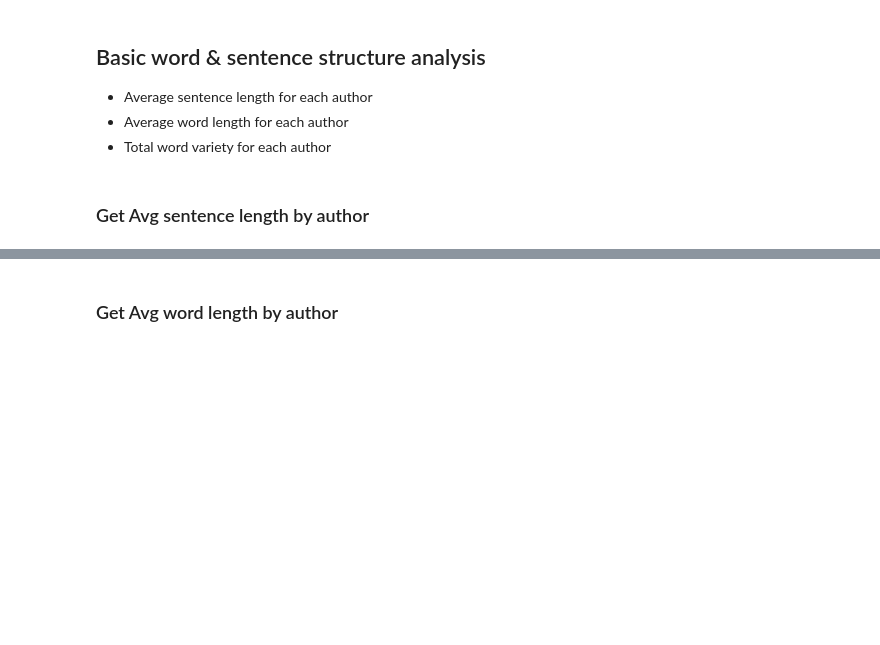
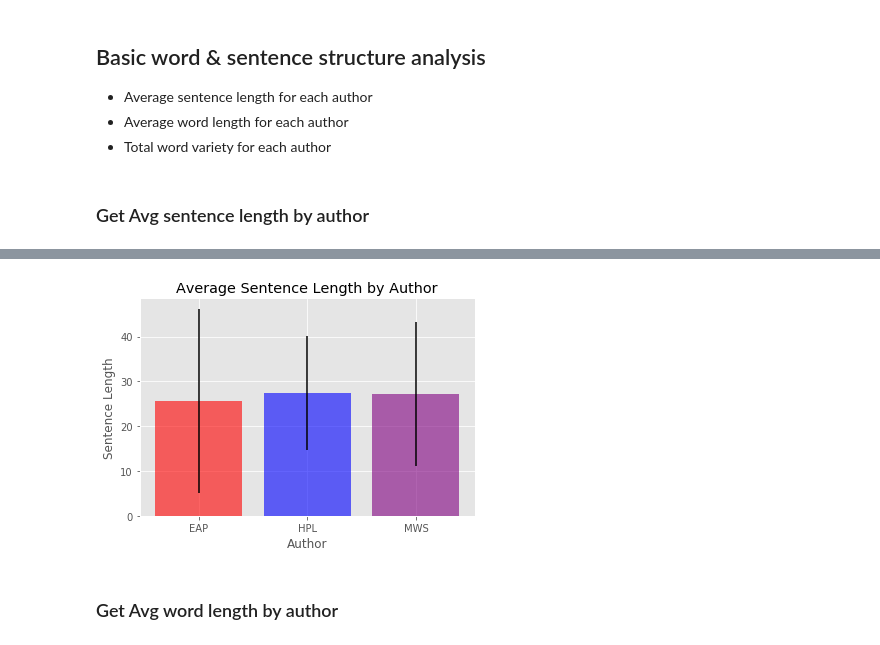
Before and after one commit to kblevins/predictive-author-id, a Jupyter notebook: Predictive_Author_Report.ipynb, the cells around one changed output, grey strips where cells are left out. Saved outputs shown, nothing was run; the diff lists cells and outputs as text; code cells hidden in the pictures; blank space fills up the shorter version.

Commit message:
added sentence lenght

```diff
--- a/Predictive_Author_Report.ipynb
+++ b/Predictive_Author_Report.ipynb
@@ -101,3 +99,10 @@ for name, group in byAuthor:
 * Total word variety for each author
 # %% [markdown]
 ### Get Avg sentence length by author
+# %%
+# make a copy of texts to work with
+texts_len = texts
+
+# add the sentence length for each row
+texts_len['sentence_len'] = [len(str.split(s)) for s in texts['text']]
+texts_len.head()
@@ -103,0 +116,4 @@ for name, group in byAuthor:
+# %%
+# get summary data for each author on the sentence length
+sentence_summary = pd.DataFrame(texts_len.groupby('author')['sentence_len'].describe())
+sentence_summary
@@ -104,3 +126,14 @@ for name, group in byAuthor:
+# %%
+# plot
+
+plt.bar(np.arange(3), sentence_summary['mean'], yerr=sentence_summary['std'], color = ['red', 'blue', 'purple'], alpha = 0.6)
+plt.xticks(np.arange(3), sentence_summary.index)
+plt.title("Average Sentence Length by Author")
+plt.xlabel("Author")
+plt.ylabel("Sentence Length")
+plt.show()
+# %% [output]
+[figure, added]
 # %% [markdown]
 ### Get Avg word length by author
 # %%
```
Also changed, not shown: parts of 3 cells of this notebook, 1 other file.
